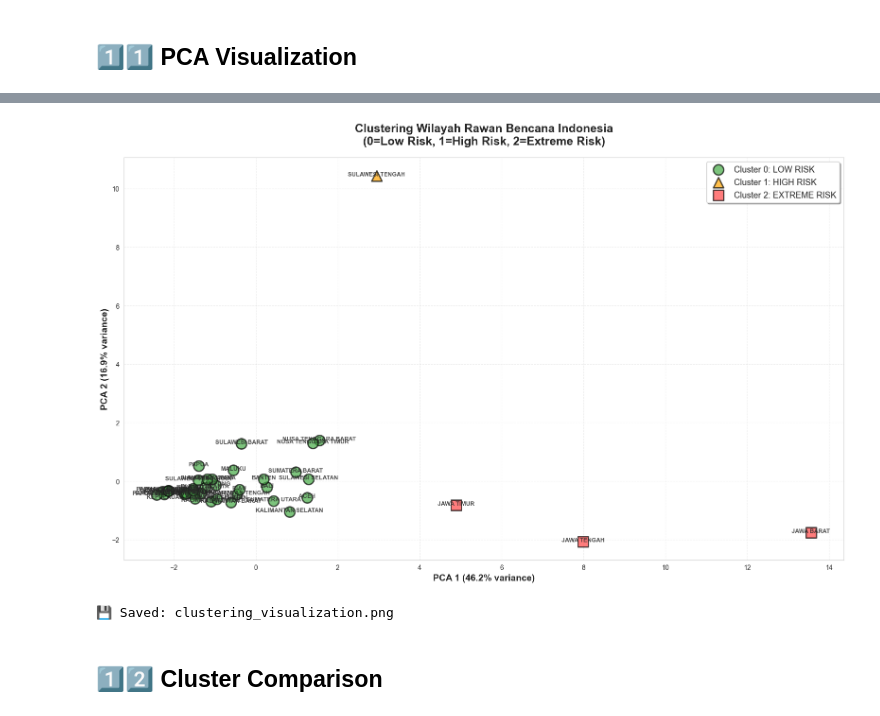
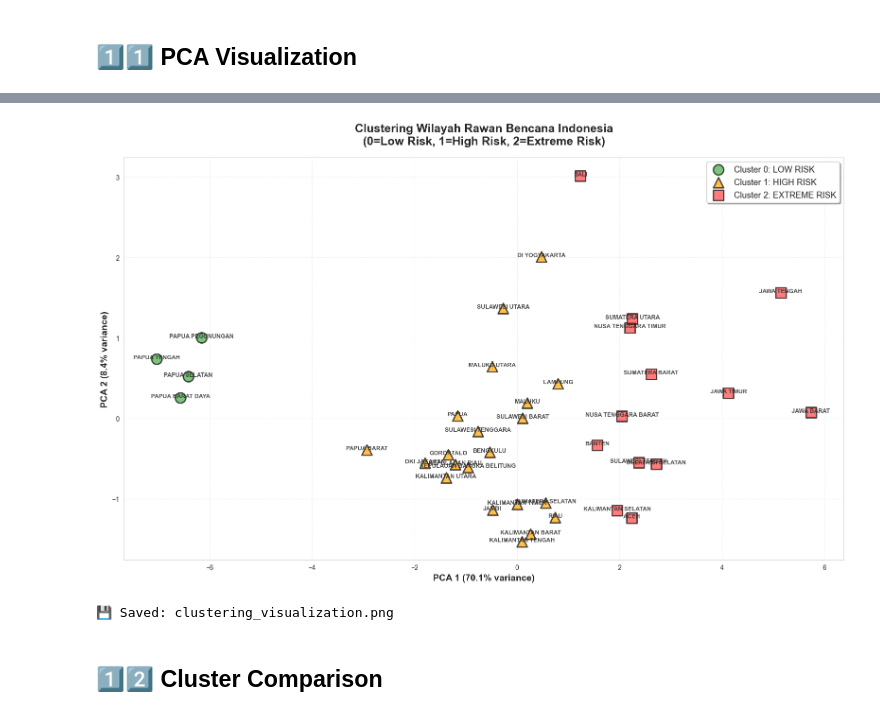
Before and after one commit to GuavaPopper/Clustering_Datmin, a Jupyter notebook: clustering_bencana.ipynb, the cells around one changed output, grey strips where cells are left out. Saved outputs shown, nothing was run; the diff lists cells and outputs as text; code cells hidden in the pictures.

```diff
--- a/clustering_bencana.ipynb
+++ b/clustering_bencana.ipynb
@@ -289,0 +290,14 @@ print(f"✅ Features standardized: {features_scaled.shape}")
+# %%
+# Prepare features untuk clustering
+features_to_cluster = province_features.drop('province', axis=1)
+
+# log1p meredam ekor kanan ekstrem -> satu kejadian katastropik 2018
+# (Palu, Lombok, Selat Sunda) tidak lagi mendominasi jarak antar provinsi.
+# Semua fitur adalah count non-negatif, jadi log1p aman (log1p(0)=0).
+features_log = np.log1p(features_to_cluster)
+
+# RobustScaler memakai median & IQR -> tahan terhadap sisa outlier
+scaler = RobustScaler()
+features_scaled = scaler.fit_transform(features_log)
+
+print(f"✅ Features log-transformed & robust-scaled: {features_scaled.shape}")
@@ -336,7 +352,13 @@ print("📈 Silhouette Scores:")
 for k, score in zip(K_range, silhouette_scores):
     print(f"  K={k}: {score:.4f}")
 
-optimal_k = K_range[np.argmax(silhouette_scores)]
-print(f"\n🎯 Optimal K: {optimal_k} (Score: {max(silhouette_scores):.4f})")
+silhouette_best_k = K_range[np.argmax(silhouette_scores)]
+print(f"\n📐 Silhouette tertinggi di K={silhouette_best_k} (Score: {max(silhouette_scores):.4f})")
+
+# Override manual: pakai K=3 demi tingkatan risiko Low/High/Extreme.
+# Silhouette memuncak di K=2 karena 5 provinsi pemekaran Papua 2022 (data ~1,5 thn)
+# mendominasi sebagai outlier data-miskin sehingga memecah jadi 2 grup saja.
+optimal_k = 3
+print(f"🎯 K yang dipakai (manual): {optimal_k}")
 # %% [output]
 📈 Silhouette Scores:
@@ -407,7 +430,15 @@ for old, new in old_to_new.items():
 # Apply relabeling
 province_features['cluster'] = province_features['cluster'].map(old_to_new)
 
-print("\n✅ Clusters relabeled (0=Low, 1=High, 2=Extreme)")
+# Nama tier risiko (terendah -> tertinggi), beradaptasi terhadap optimal_k
+if optimal_k == 2:
+    cluster_labels = ['Low', 'High']
+elif optimal_k == 3:
+    cluster_labels = ['Low', 'High', 'Extreme']
+else:
+    cluster_labels = [f'Tier {i}' for i in range(optimal_k)]
+
+print(f"\n✅ Clusters relabeled: {', '.join(f'{i}={n}' for i, n in enumerate(cluster_labels))}")
 # %% [output]
 🔄 Cluster mapping:
   Cluster 0 (old) → Cluster 1 (new)
@@ -484,39 +515,38 @@ print(f"  Total: {sum(pca.explained_variance_ratio_)*100:.2f}%")
 plt.figure(figsize=(16, 10))
 
 _all_colors  = ['#44AA44', '#FFA500', '#FF4444', '#8844AA', '#4488FF']
-_all_names   = ['Cluster 0: LOW RISK', 'Cluster 1: HIGH RISK', 'Cluster 2: EXTREME RISK',
-                'Cluster 3: RISK-4', 'Cluster 4: RISK-5']
 _all_markers = ['o', '^', 's', 'D', 'P']
 colors        = _all_colors[:optimal_k]
-cluster_names = _all_names[:optimal_k]
+cluster_names = [f'Cluster {i}: {n.upper()} RISK' for i, n in enumerate(cluster_labels)]
 markers       = _all_markers[:optimal_k]
 
 for i in range(optimal_k):
     cluster_data = province_features[province_features['cluster'] == i]
     plt.scatter(cluster_data['PCA1'], cluster_data['PCA2'],
                 c=colors[i], label=cluster_names[i], s=250, alpha=0.7,
                 edgecolors='black', linewidth=2, marker=markers[i])
 
     for idx, row in cluster_data.iterrows():
         plt.annotate(row['province'],
                     (row['PCA1'], row['PCA2']),
                     fontsize=9, alpha=0.8, ha='center', fontweight='bold')
 
 plt.xlabel(f'PCA 1 ({pca.explained_variance_ratio_[0]*100:.1f}% variance)',
           fontsize=14, fontweight='bold')
 plt.ylabel(f'PCA 2 ({pca.explained_variance_ratio_[1]*100:.1f}% variance)',
           fontsize=14, fontweight='bold')
-plt.title('Clustering Wilayah Rawan Bencana Indonesia\n(0=Low Risk, 1=High Risk, 2=Extreme Risk)',
+plt.title('Clustering Wilayah Rawan Bencana Indonesia\n(' +
+          ', '.join(f'{i}={n} Risk' for i, n in enumerate(cluster_labels)) + ')',
           fontsize=18, fontweight='bold', pad=20)
 plt.legend(fontsize=13, loc='best', frameon=True, shadow=True)
 plt.grid(True, alpha=0.3, linestyle='--')
 plt.tight_layout()
 plt.savefig('clustering_visualization.png', dpi=150, bbox_inches='tight')
 plt.show()
 
 print("💾 Saved: clustering_visualization.png")
 # %% [output]
-[figure, old version]
+[figure, new version]
 💾 Saved: clustering_visualization.png
 # %% [markdown]
 ## 1️⃣2️⃣ Cluster Comparison
```
Also changed, not shown: parts of 18 cells of this notebook, 8 other files.
